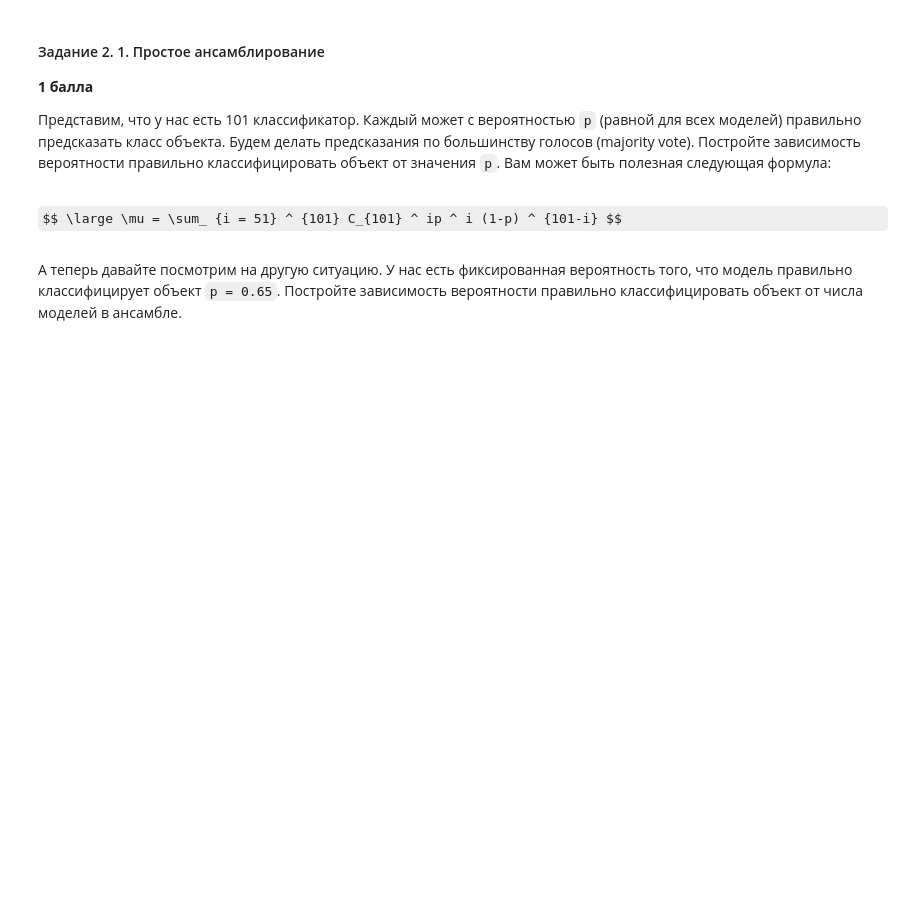
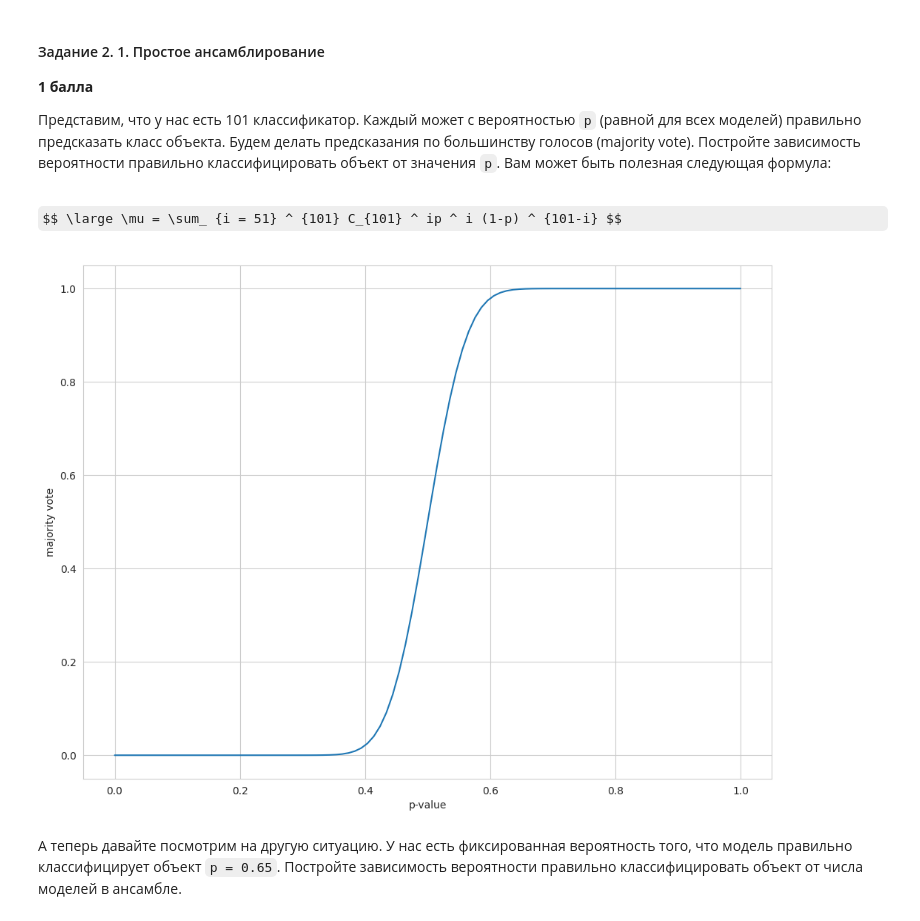
Before and after one commit to ArtemVaska/BI-ML-2024, a Jupyter notebook: lecture_5_ensemples/homework/code/Ensembles.ipynb, the cells around one changed output. Cells and saved outputs as stored; diff of their text form; code cells hidden in the pictures; some formulas as TeX source; blank space fills up the shorter version.

```diff
--- a/lecture_5_ensemples/homework/code/Ensembles.ipynb
+++ b/lecture_5_ensemples/homework/code/Ensembles.ipynb
@@ -101,2 +99,20 @@ $$ \large \mu = \sum_ {i = 51} ^ {101} C_{101} ^ ip ^ i (1-p) ^ {101-i} $$
+# %%
+def calculate_mu(n, p):
+    return np.sum(
+        [math.comb(n, i) * (p ** i) * (1 - p) ** (n - i) for i in range(n // 2 + 1, n + 1)]
+    )
+# %%
+n_estimators = 101
+p_values = np.linspace(0, 1, 100)
+mu_values_1 = []
+
+for p_value in p_values:
+    mu_values_1.append(calculate_mu(n_estimators, p_value))
+
+plt.plot(p_values, mu_values_1)
+plt.xlabel("p-value")
+plt.ylabel("majority vote");
+# %% [output]
+[figure, added]
 # %% [markdown]
 А теперь давайте посмотрим на другую ситуацию. У нас есть фиксированная вероятность того, что модель правильно классифицирует объект `p = 0.65`. Постройте зависимость вероятности правильно классифицировать объект от числа моделей в ансамбле.
```
Also changed, not shown: parts of 8 cells of this notebook.
